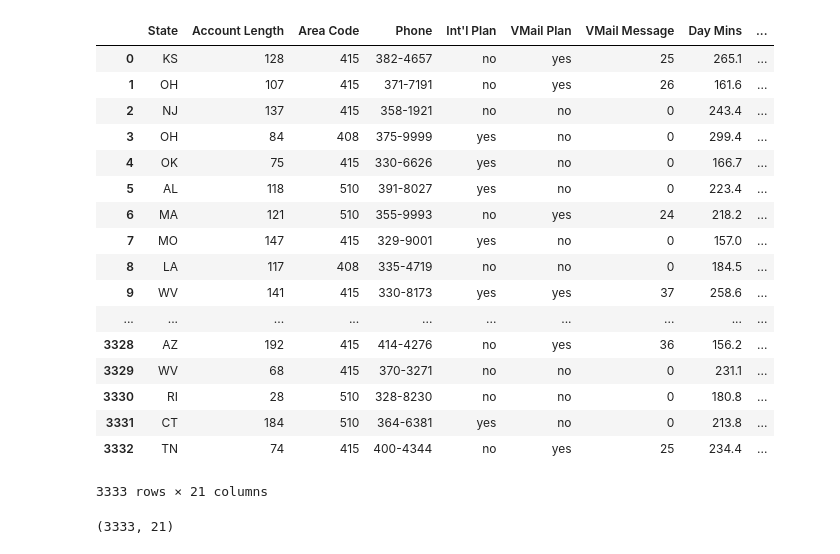
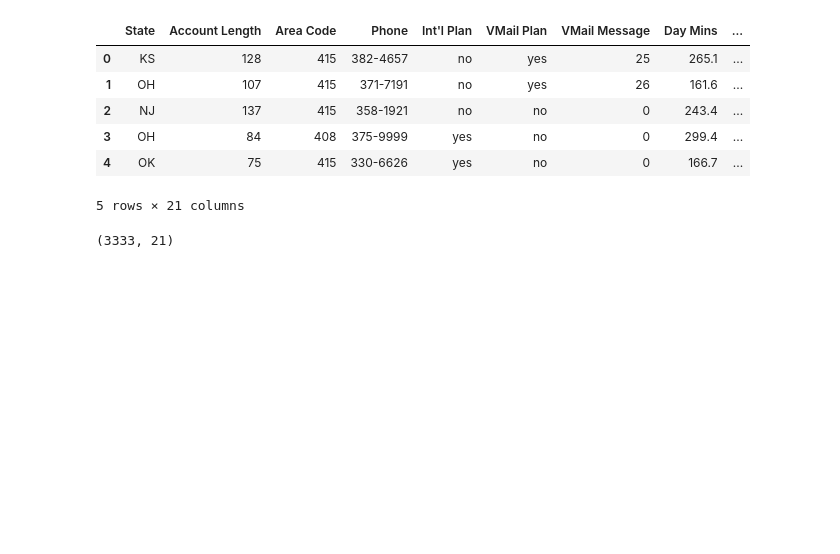
Before and after one commit to exrishu/iPython-exercises, a Jupyter notebook: Structure Data Classification/churn data analysis.ipynb, the cells around one changed output. Saved outputs shown, nothing was run; the diff lists cells and outputs as text; code cells hidden in the pictures; blank space fills up the shorter version.

```diff
--- a/Structure Data Classification/churn data analysis.ipynb
+++ b/Structure Data Classification/churn data analysis.ipynb
@@ -5,25 +10,14 @@ from sklearn import preprocessing
 # %%
 churn = pd.read_csv('dataset.csv')
-churn
+churn.head()
 # %% [output]
 |  | State | Account Length | Area Code | Phone | Int'l Plan | VMail Plan | VMail Message | Day Mins | ... |
 | 0 | KS | 128 | 415 | 382-4657 | no | yes | 25 | 265.1 | ... |
 | 1 | OH | 107 | 415 | 371-7191 | no | yes | 26 | 161.6 | ... |
 | 2 | NJ | 137 | 415 | 358-1921 | no | no | 0 | 243.4 | ... |
 | 3 | OH | 84 | 408 | 375-9999 | yes | no | 0 | 299.4 | ... |
 | 4 | OK | 75 | 415 | 330-6626 | yes | no | 0 | 166.7 | ... |
-| 5 | AL | 118 | 510 | 391-8027 | yes | no | 0 | 223.4 | ... |
-| 6 | MA | 121 | 510 | 355-9993 | no | yes | 24 | 218.2 | ... |
-| 7 | MO | 147 | 415 | 329-9001 | yes | no | 0 | 157.0 | ... |
-| 8 | LA | 117 | 408 | 335-4719 | no | no | 0 | 184.5 | ... |
-| 9 | WV | 141 | 415 | 330-8173 | yes | yes | 37 | 258.6 | ... |
-| ... | ... | ... | ... | ... | ... | ... | ... | ... | ... |
-| 3328 | AZ | 192 | 415 | 414-4276 | no | yes | 36 | 156.2 | ... |
-| 3329 | WV | 68 | 415 | 370-3271 | no | no | 0 | 231.1 | ... |
-| 3330 | RI | 28 | 510 | 328-8230 | no | no | 0 | 180.8 | ... |
-| 3331 | CT | 184 | 510 | 364-6381 | yes | no | 0 | 213.8 | ... |
-| 3332 | TN | 74 | 415 | 400-4344 | no | yes | 25 | 234.4 | ... |
-3333 rows × 21 columns
+5 rows × 21 columns
 # %%
 churn_shape = churn.shape
 churn_shape
```
Also changed, not shown: parts of 18 cells of this notebook.
